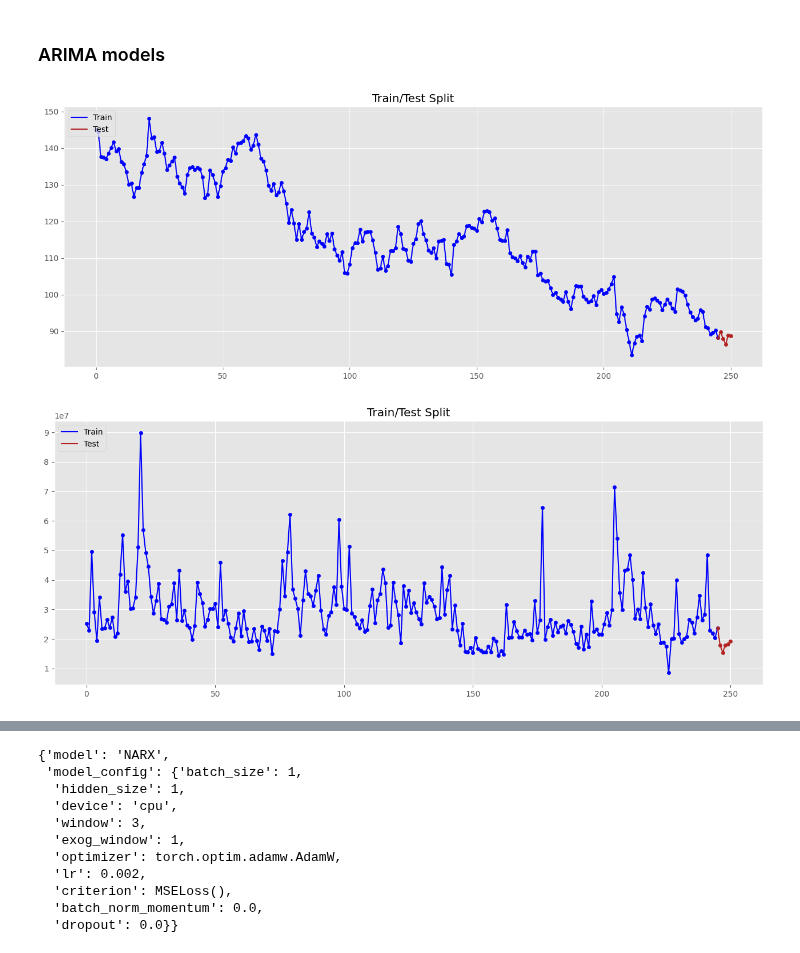
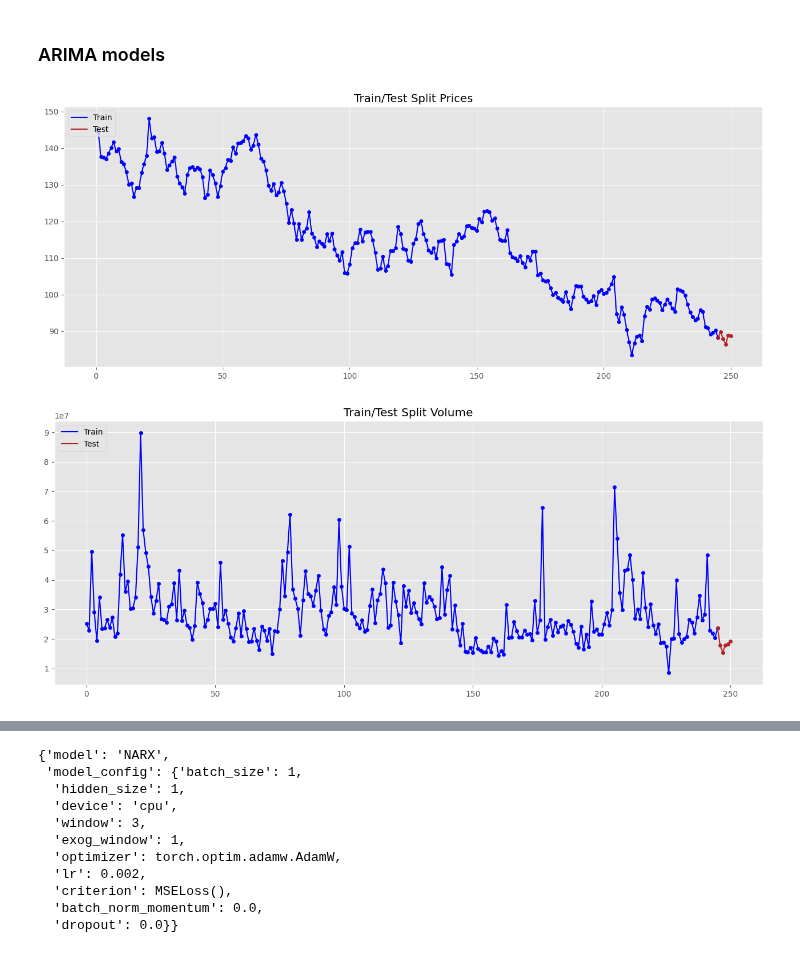
Before and after one commit to chrono-kit/chrono-kit, a Jupyter notebook: examples/NARX.ipynb, the cells around one changed output, grey strips where cells are left out. Saved outputs shown, nothing was run; the diff lists cells and outputs as text; code cells hidden in the pictures.

```diff
--- a/examples/NARX.ipynb
+++ b/examples/NARX.ipynb
@@ -42,20 +43,23 @@ plt.show()
 ### ARIMA models
 # %%
 #Before fitting the models, split the data into training and testing;
-#We will take the last year of data to test the results of the models
+#We will take the last 5 days of data to test the results of the models
+
+#We will use Volume data together with Closing prices to forecast next 5 days of prices
 df_train = df[["Adj Close", "Volume"]].iloc[:-5]
 df_test = df[["Adj Close", "Volume"]].iloc[-5:]
 
 #Plot the data by calling plot_train_test_split() function from chronokit.utils module
 from chronokit.utils import plot_train_test_split
+
 #Take a smaller part of the training data to visualize the test data better
 plot_train_test_split(train_data=df_train["Adj Close"], test_data=df_test["Adj Close"],
                       figsize=(16,6), colors=["blue", "red"],
-                      style="ggplot", title="Train/Test Split")
+                      style="ggplot", title="Train/Test Split Prices")
 
 plot_train_test_split(train_data=df_train["Volume"], test_data=df_test["Volume"],
                       figsize=(16,6), colors=["blue", "red"],
-                      style="ggplot", title="Train/Test Split")
+                      style="ggplot", title="Train/Test Split Volume")
 # %% [output]
-[figure, old version]
+[figure, new version]
-[figure, old version]
+[figure, new version]
```
Also changed, not shown: parts of 8 cells of this notebook.
